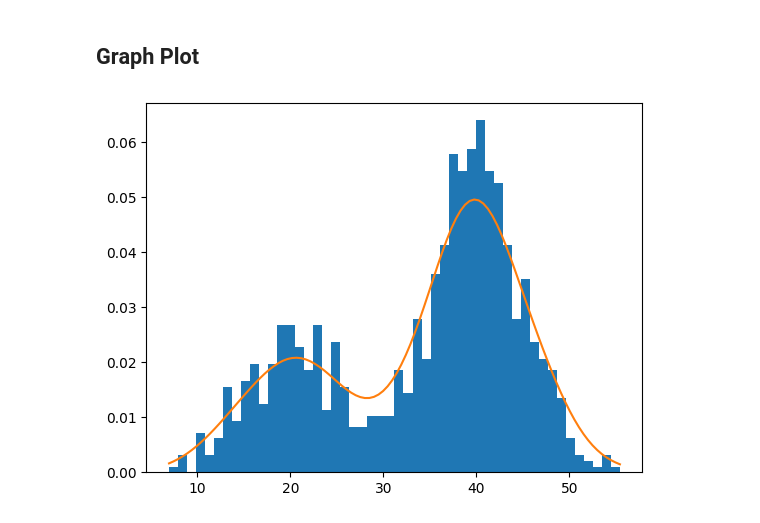
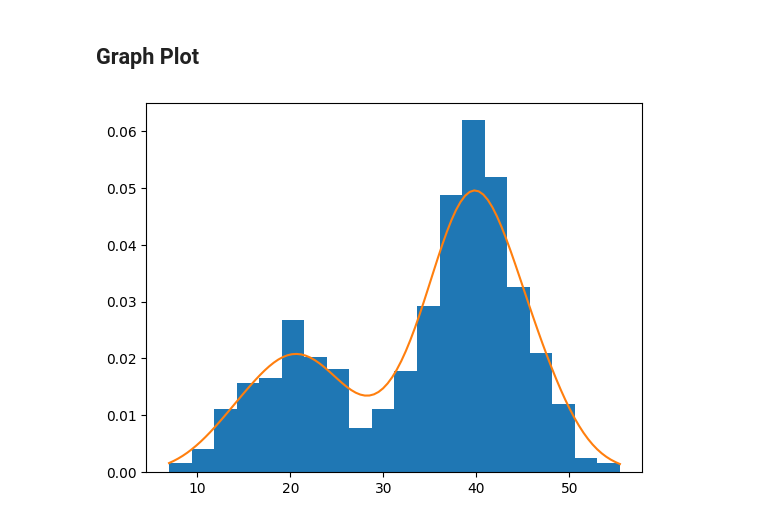
Before and after one commit to FarzamAhmed48/python-numPy, a Jupyter notebook: density-estimation/KDE.ipynb, the cells around one changed output. Saved outputs shown, nothing was run; the diff lists cells and outputs as text; code cells hidden in the pictures.

Commit message:
Graph Updated!

```diff
--- a/density-estimation/KDE.ipynb
+++ b/density-estimation/KDE.ipynb
@@ -72,8 +72,8 @@ probablity=np.exp(probablity)
 # %% [markdown]
 ## Graph Plot
 # %%
-plt.hist(sample,bins=50,density=True)
+plt.hist(sample,bins=20,density=True)
 plt.plot(values[:],probablity)
 plt.show()
 # %% [output]
-[figure, old version]
+[figure, new version]
```
